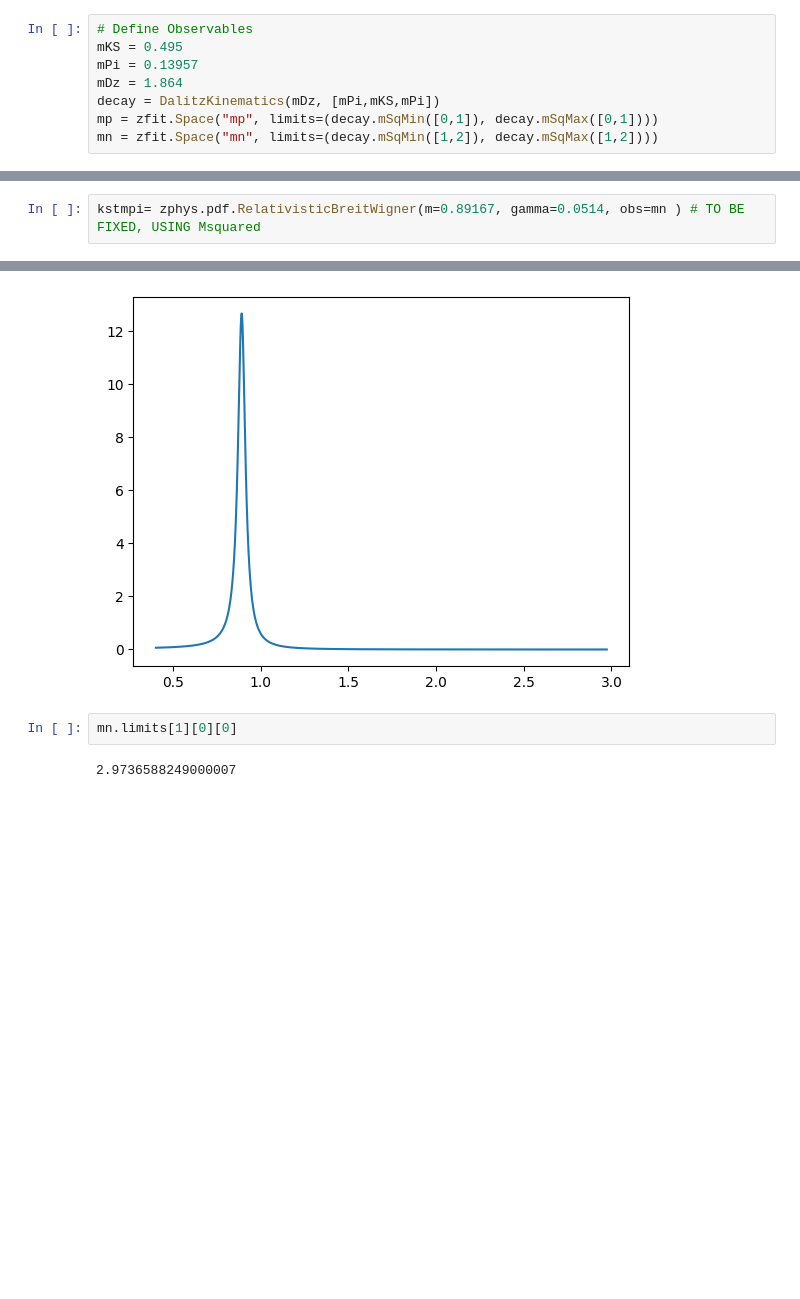
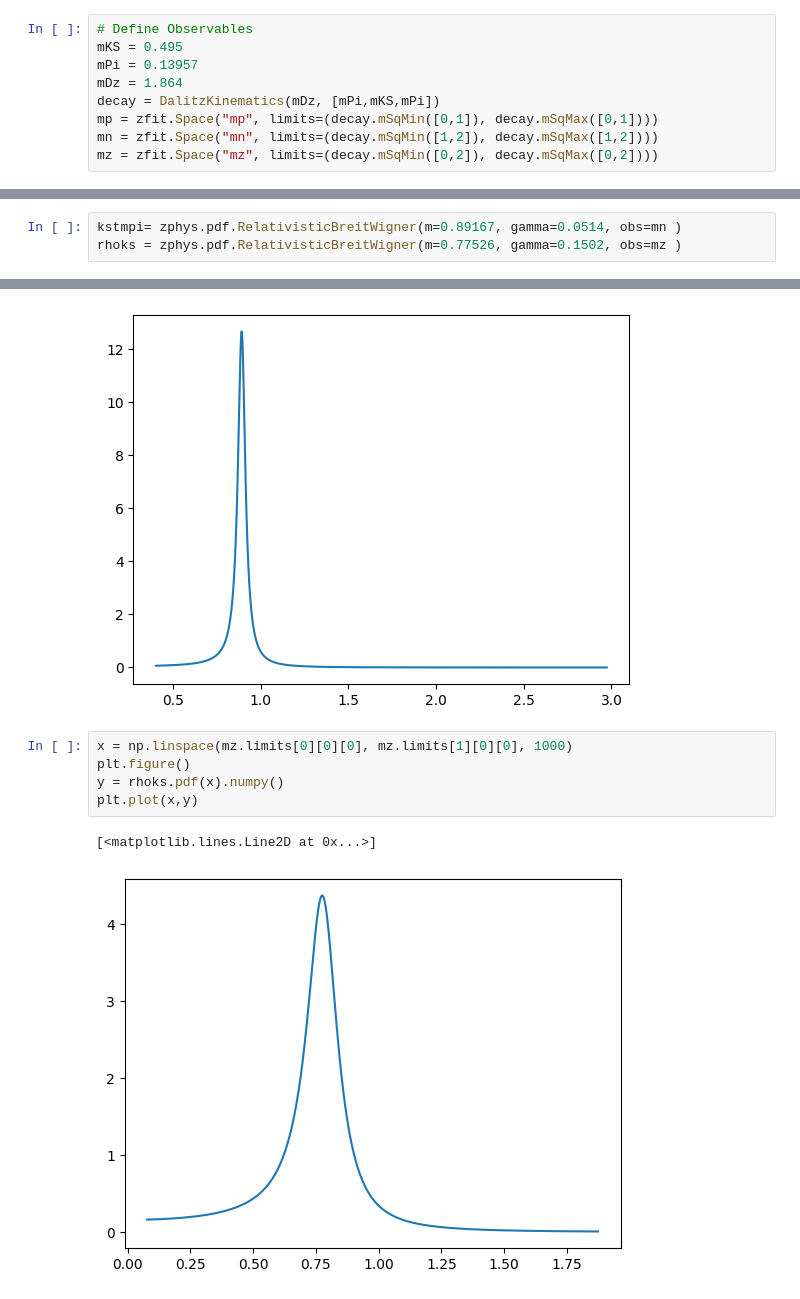
Before and after one commit to cpviolation/zfit_exercises, a Jupyter notebook: notebooks/Dalitz.ipynb, the cells around one changed output, grey strips where cells are left out. Cells and saved outputs as stored; diff of their text form; blank space fills up the shorter version.

```diff
--- a/notebooks/Dalitz.ipynb
+++ b/notebooks/Dalitz.ipynb
@@ -38,6 +38,7 @@ mDz = 1.864
 decay = DalitzKinematics(mDz, [mPi,mKS,mPi])
 mp = zfit.Space("mp", limits=(decay.mSqMin([0,1]), decay.mSqMax([0,1])))
 mn = zfit.Space("mn", limits=(decay.mSqMin([1,2]), decay.mSqMax([1,2])))
+mz = zfit.Space("mz", limits=(decay.mSqMin([0,2]), decay.mSqMax([0,2])))
 # %% [markdown]
 Plot the phase space
 # %%
@@ -130,7 +135,8 @@ Let's first import a relativistic Breit Wigner PDF from [zfit-physics](https://g
 # %%
 import zfit_physics as zphys
 # %%
-kstmpi= zphys.pdf.RelativisticBreitWigner(m=0.89167, gamma=0.0514, obs=mn ) # TO BE FIXED, USING Msquared
+kstmpi= zphys.pdf.RelativisticBreitWigner(m=0.89167, gamma=0.0514, obs=mn )
+rhoks = zphys.pdf.RelativisticBreitWigner(m=0.77526, gamma=0.1502, obs=mz )
 # %%
 x = np.linspace(mn.limits[0][0][0], mn.limits[1][0][0], 1000)
 plt.figure()
@@ -140,6 +146,10 @@ plt.plot(x,y)
 [<matplotlib.lines.Line2D at 0x...>]
 [figure]
 # %%
-mn.limits[1][0][0]
+x = np.linspace(mz.limits[0][0][0], mz.limits[1][0][0], 1000)
+plt.figure()
+y = rhoks.pdf(x).numpy()
+plt.plot(x,y)
 # %% [output]
-2.9736588249000007
+[<matplotlib.lines.Line2D at 0x...>]
+[figure, added]
```
Also changed, not shown: parts of 8 cells of this notebook, 2 other files.
